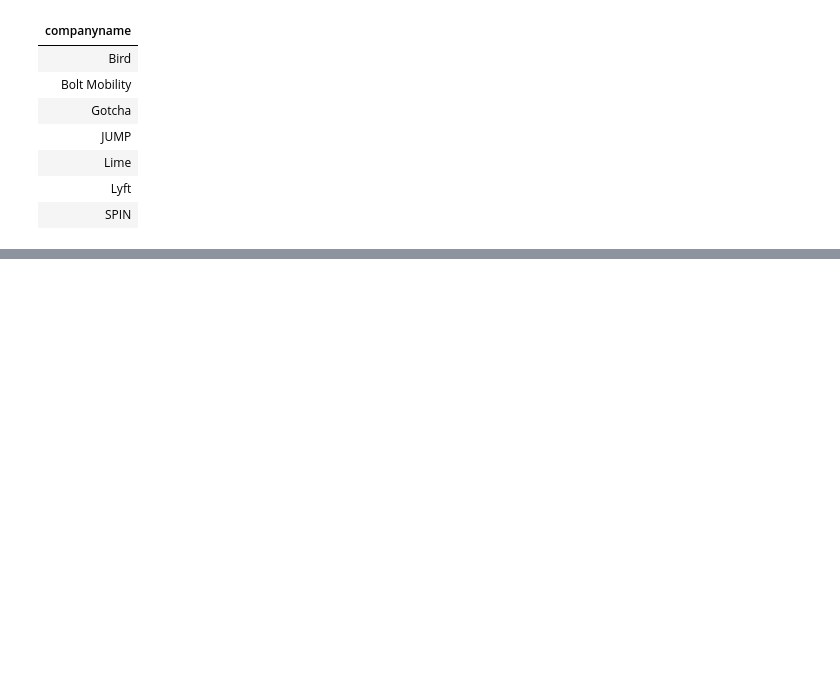
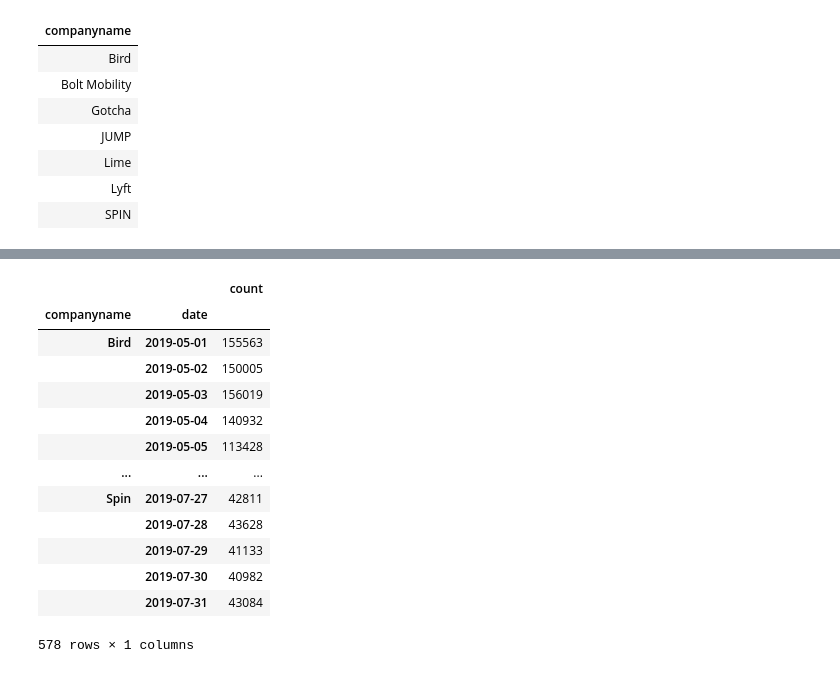
Before and after one commit to NSS-Data-Analytics-Cohort-10/scooters-group-2, a Jupyter notebook: notebooks/scooters1.ipynb, the cells around one changed output, grey strips where cells are left out. Saved outputs shown, nothing was run; the diff lists cells and outputs as text; code cells hidden in the pictures; blank space fills up the shorter version.

```diff
--- a/notebooks/scooters1.ipynb
+++ b/notebooks/scooters1.ipynb
@@ -209,0 +257,2 @@ from trips;
+# %%
+company_date['date']=company_date['pubdatetime'].dt.date
@@ -209,0 +268,2 @@ from trips;
+# %%
+company_date = company_date[['count', 'companyname', 'date']]
@@ -209,0 +283,21 @@ from trips;
+# %%
+grouped_company_date = company_date.groupby(['companyname', 'date']).sum('count')
+# %%
+gcd = pd.DataFrame(grouped_company_date)
+# %%
+gcd
+# %% [output]
+|  |  | count |
+| companyname | date |  |
+| Bird | 2019-05-01 | 155563 |
+|  | 2019-05-02 | 150005 |
+|  | 2019-05-03 | 156019 |
+|  | 2019-05-04 | 140932 |
+|  | 2019-05-05 | 113428 |
+| ... | ... | ... |
+| Spin | 2019-07-27 | 42811 |
+|  | 2019-07-28 | 43628 |
+|  | 2019-07-29 | 41133 |
+|  | 2019-07-30 | 40982 |
+|  | 2019-07-31 | 43084 |
+578 rows × 1 columns
```
Also changed, not shown: parts of 8 cells of this notebook.
